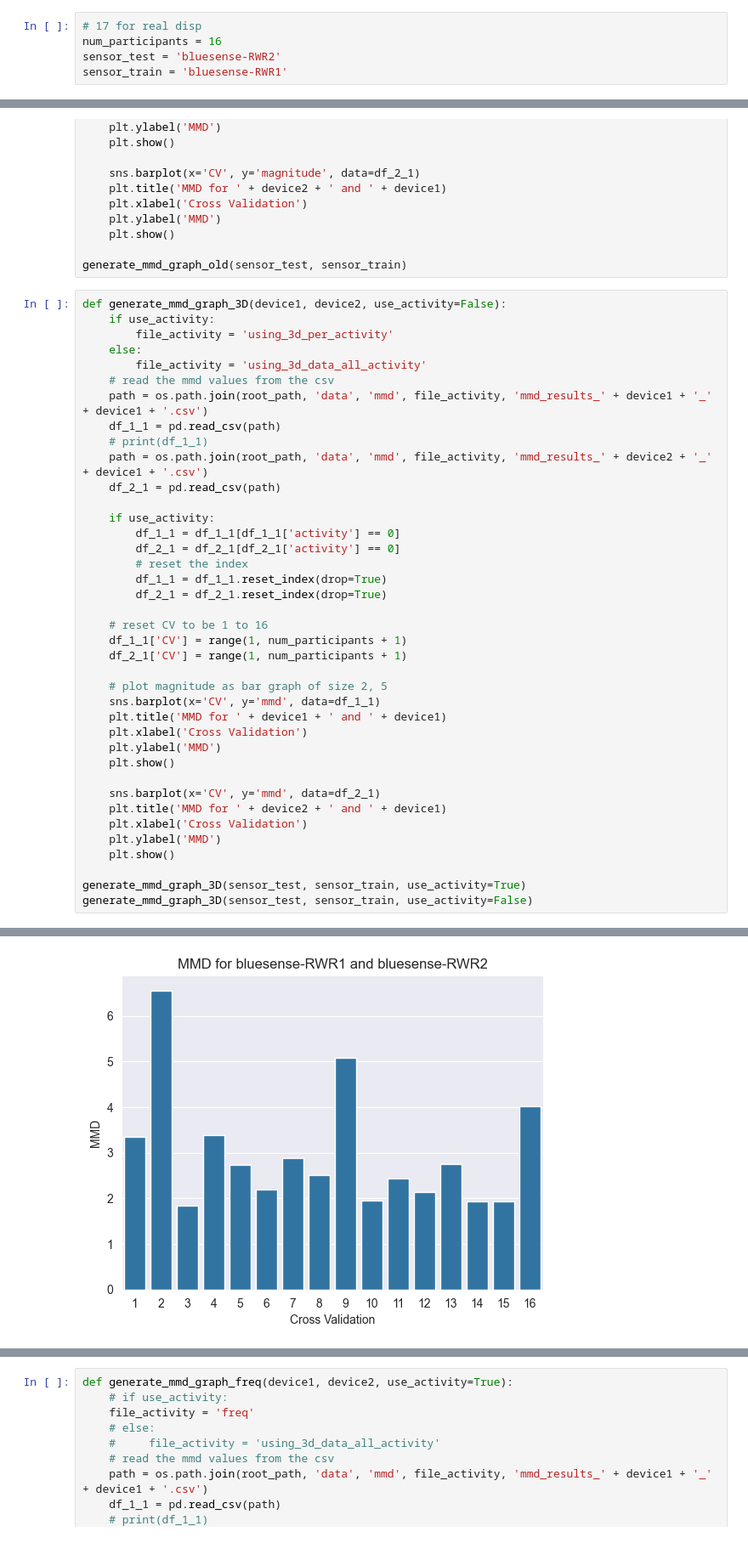
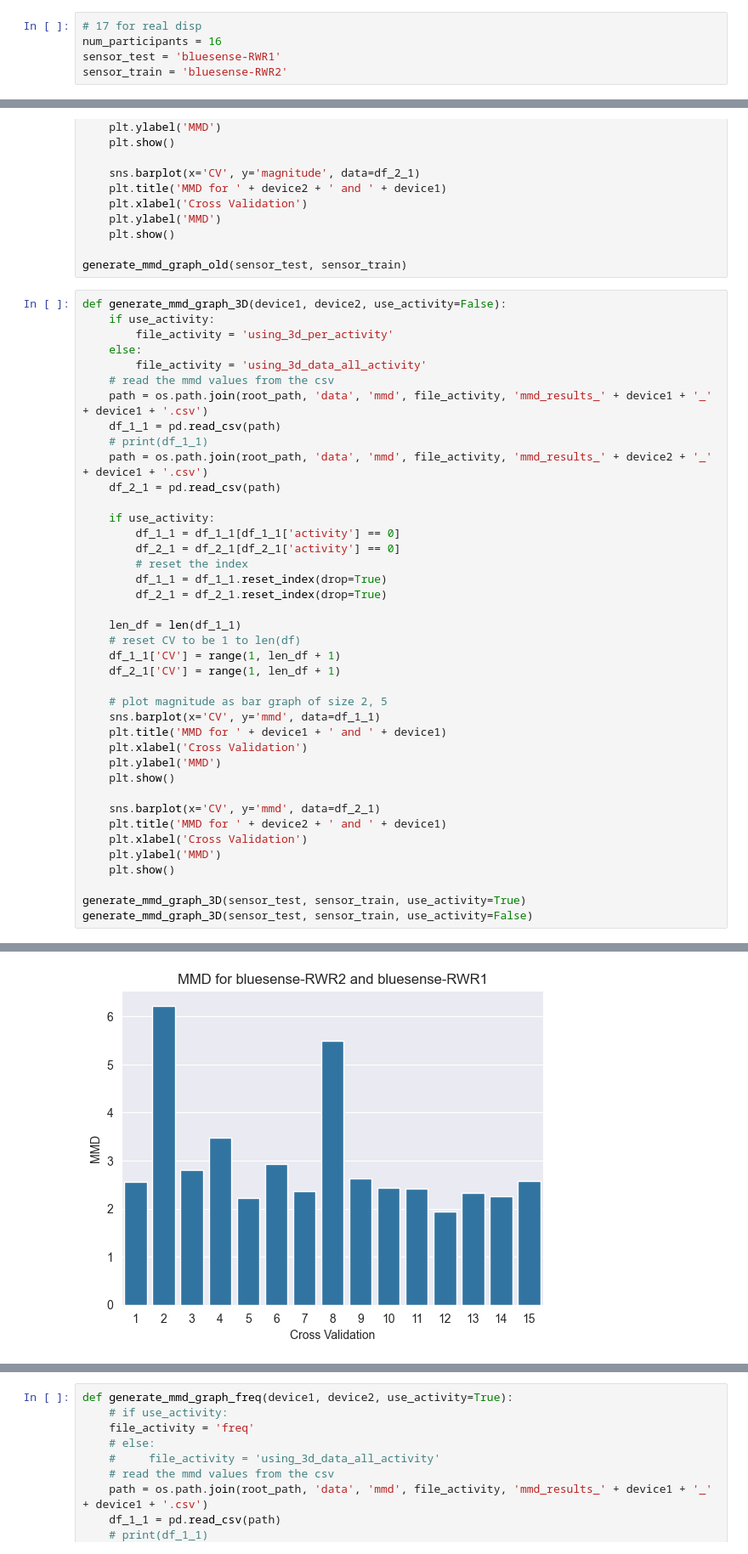
Before and after one commit to Gr33nMayhem/PERCOM_Variability_Research, a Jupyter notebook: notebooks/results_notebook/graph_creation.ipynb, the cells around one changed output, grey strips where cells are left out. Shown at 85% size. Cells and saved outputs as stored; diff of their text form.

```diff
--- a/notebooks/results_notebook/graph_creation.ipynb
+++ b/notebooks/results_notebook/graph_creation.ipynb
@@ -12,8 +12,8 @@ root_path = os.path.abspath(os.path.join('..', '..'))
 # %%
 # 17 for real disp
 num_participants = 16
-sensor_test = 'bluesense-RWR2'
-sensor_train = 'bluesense-RWR1'
+sensor_test = 'bluesense-RWR1'
+sensor_train = 'bluesense-RWR2'
 # %%
 # Method used for getting the right path for a model based on the device name and the cv number
 '''
@@ -505,9 +493,10 @@ def generate_mmd_graph_3D(device1, device2, use_activity=False):
         df_1_1 = df_1_1.reset_index(drop=True)
         df_2_1 = df_2_1.reset_index(drop=True)
 
-    # reset CV to be 1 to 16
-    df_1_1['CV'] = range(1, num_participants + 1)
-    df_2_1['CV'] = range(1, num_participants + 1)
+    len_df = len(df_1_1)
+    # reset CV to be 1 to len(df)
+    df_1_1['CV'] = range(1, len_df + 1)
+    df_2_1['CV'] = range(1, len_df + 1)
 
     # plot magnitude as bar graph of size 2, 5
     sns.barplot(x='CV', y='mmd', data=df_1_1)
@@ -529 +518 @@ generate_mmd_graph_3D(sensor_test, sensor_train, use_activity=False)
-[figure, old version]
+[figure, new version]
```
Also changed, not shown: parts of 5 cells of this notebook, 2 other files.
